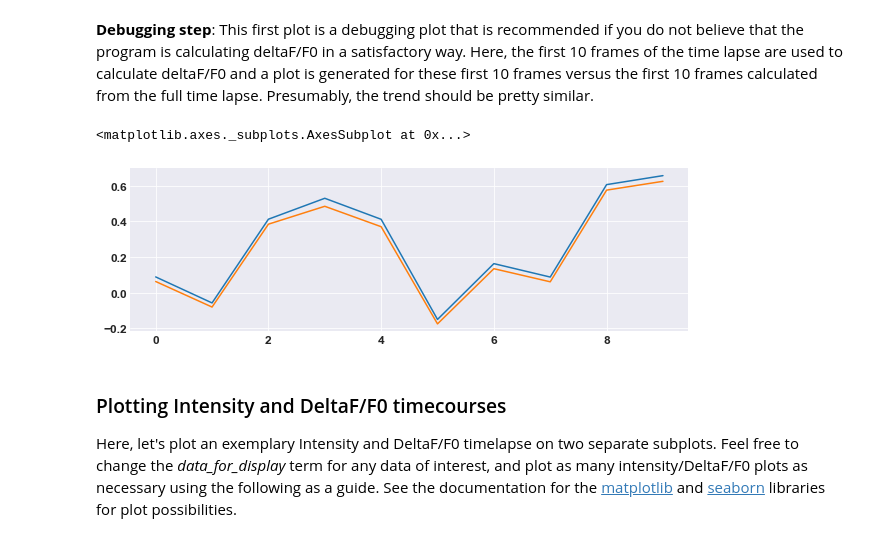
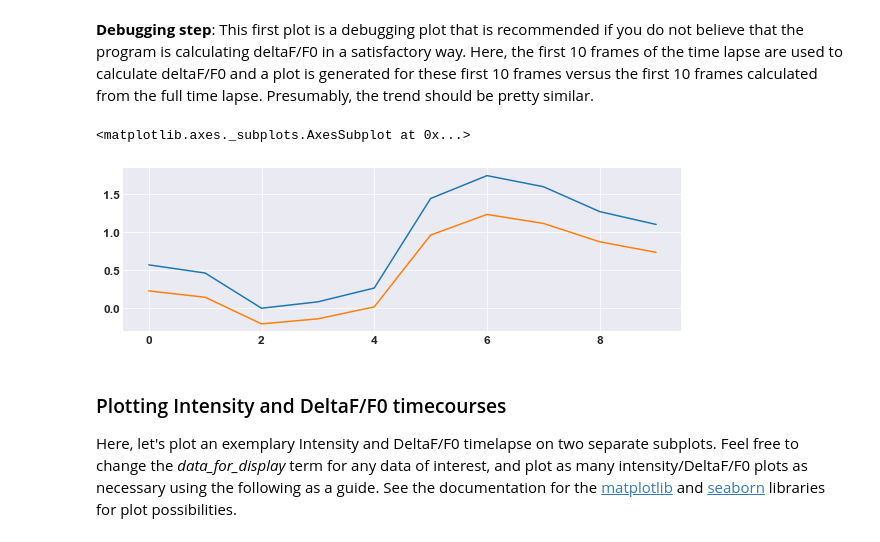
Before and after one commit to wdempseyRepo/neuron-analysis, a Jupyter notebook: gcamp/deltaFOverF.ipynb, the cells around one changed output. Cells and saved outputs as stored; diff of their text form; code cells hidden in the pictures.

```diff
--- a/gcamp/deltaFOverF.ipynb
+++ b/gcamp/deltaFOverF.ipynb
@@ -24,11 +24,14 @@ import chart_studio.plotly as py
 ## Global variables
 Change these variables if you would like a different sliding window, or a different value for defining what is actually an accepted peak (indicator of action potential) than the default for the deltaF/F0 calculation.
 # %%
-windowVal = 60; # Number of seconds on either side of a given frame. This will be fed into window_frames
-peakThresh = 0.45; # Above this value of deltaF/F0, we consider a peak to be a firing event
+windowVal = 60 # Number of seconds on either side of a given frame. This will be fed into window_frames
+peakThresh = 0.45 # Above this value of deltaF/F0, we consider a peak to be a firing event
 
-axFontS = 16; # Fontsize for Graph Axes Labels
-indxFontS = 12; # Fontsize for index labels on graphs (e.g., actual time point values)
+axFontS = 16 # Fontsize for Graph Axes Labels
+indxFontS = 12 # Fontsize for index labels on graphs (e.g., actual time point values)
+
+# change this extension for saving if there is any additional you want in the file name (e.g., 'anterolateral_only_')
+exten = 'anterolateral_'
 # %% [markdown]
 ## User-directed input - Part 1
 Please change the following values for your particular dataset of interest.
@@ -52,7 +55,8 @@ The exact link for each of the six sets of .csv files is as follows.
 
 [RID: 1-1SVE](synapse.isrd.isi.edu/chaise/record/#1/Synapse:File/RID=1-1SVE)
 # %%
-path = '/Users/dtsloaner/Documents/GitHub/postdoc-scripts/gcamp' # change the path, if necessary
+# change the path, if necessary
+path = '/Users/dtsloaner/Documents/GitHub/postdoc-scripts/gcamp/AnterolateralCSVs/'
 # %% [markdown]
 ## Read Data
 For this case, regions of interest were drawn around cells, neuropil, or a combination thereof in different regions of the zebrafish brain. The "Measure" tool was used in these regions to estimate the average intensity in that region for each time point in a time lapse movie. These values are stored in .csv files that are generated by Fiji. These .csv files can be immediately integrated into a growing dataframe, depending on how many columns are eventually desired.
@@ -395,8 +399,8 @@ df_dFOverF.to_csv(path + outputDirectory + 'DeltaFOverF_Dataframe.csv',index=Fal
 
 If Intensity and DeltaF/F0 Dataframes have already been saved in the *output/* directory previously, just read in these dataframes directly instead of using the "Read Data" section. (This way, you do not need to recalculate DeltaF/F0 every time you use this notebook, which is the most expensive section computationally.)
 # %%
-df_intensities = pd.read_csv(path + "/output/" + "RawIntensity_Dataframe.csv")
-df_dFOverF = pd.read_csv(path + "/output/" + "DeltaFOverF_Dataframe.csv")
+df_intensities = pd.read_csv(path + "/output/" + exten+"RawIntensity_Dataframe.csv")
+df_dFOverF = pd.read_csv(path + "/output/" + exten+"DeltaFOverF_Dataframe.csv")
 # %% [markdown]
 ## Making MultiIndex Dataframe for intensity, DeltaF/F0,time interval, and interventions
 Now, combine all of the separate dataframes into one multiframe dataframe. This will make things easier for plotting later.
@@ -709,16 +1024,16 @@ This first plot is a debugging plot that is recommended if you do not believe th
 # %%
 # Debug: Test to see what happens when the length of the Dataframe being passed
 #   into deltaFOverFCalc is smaller than slidingWindow.
 df_dFOverF2 = deltaFOverFCalc(intensityFrame=df_intensities.head(10),
                               slidingWindow = window_frames, method_F0 = 'average.50')
 
 # Debugging, just seeing that the trend is the same for the calculation of dF/F0 when the dataframe is full
 #    versus when it is just the first 10 values. (df_dFOverF versus df_dFOverF2, respectively)
-df_dFOverF['Fish-01_Results_0'][0:10].plot()
-df_dFOverF2['Fish-01_Results_0'].plot()
+df_dFOverF['Fish-03_Results_14'][0:10].plot()
+df_dFOverF2['Fish-03_Results_14'].plot()
 # %% [output]
 <matplotlib.axes._subplots.AxesSubplot at 0x...>
-[figure, old version]
+[figure, new version]
 # %% [markdown]
 ### Plotting Intensity and DeltaF/F0 timecourses
 Here, let's plot an exemplary Intensity and DeltaF/F0 timelapse on two separate subplots. Feel free to change the *data_for_display* term for any data of interest, and plot as many intensity/DeltaF/F0 plots as necessary using the following as a guide. See the documentation for the [matplotlib](https://matplotlib.org/) and [seaborn](https://seaborn.pydata.org/#) libraries for plot possibilities.
```
Also changed, not shown: parts of 45 cells of this notebook.
